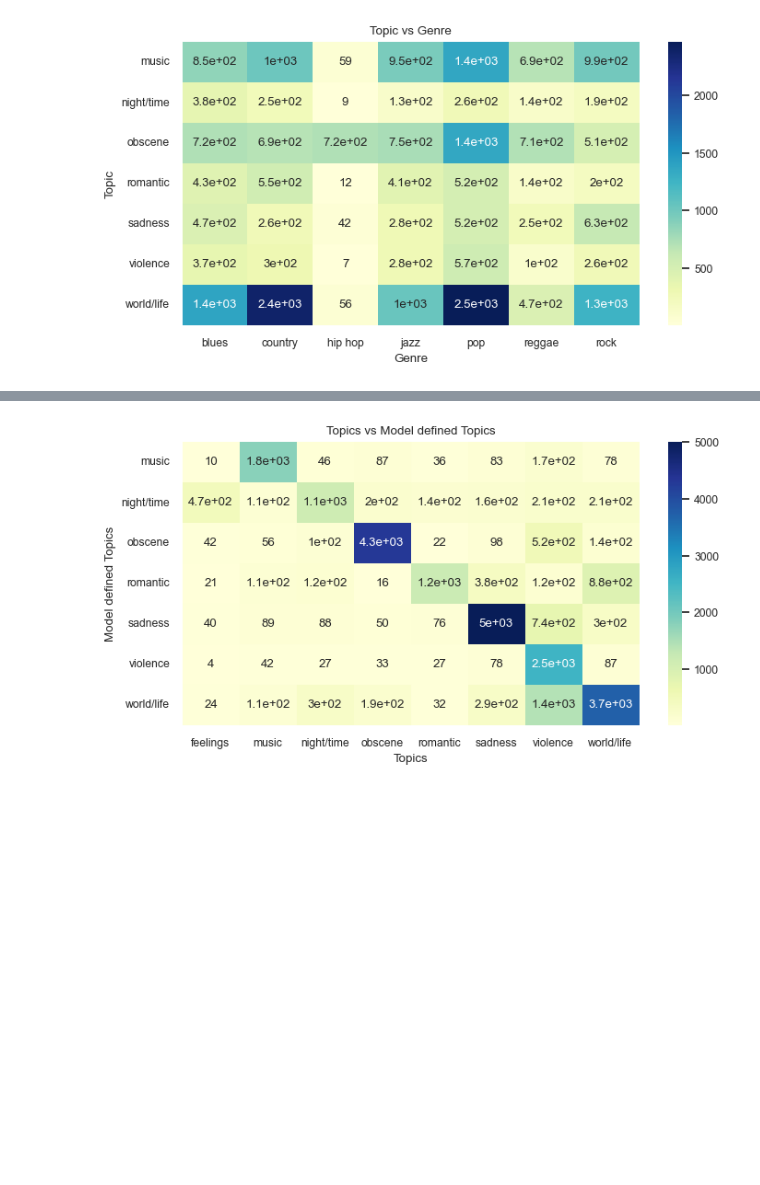
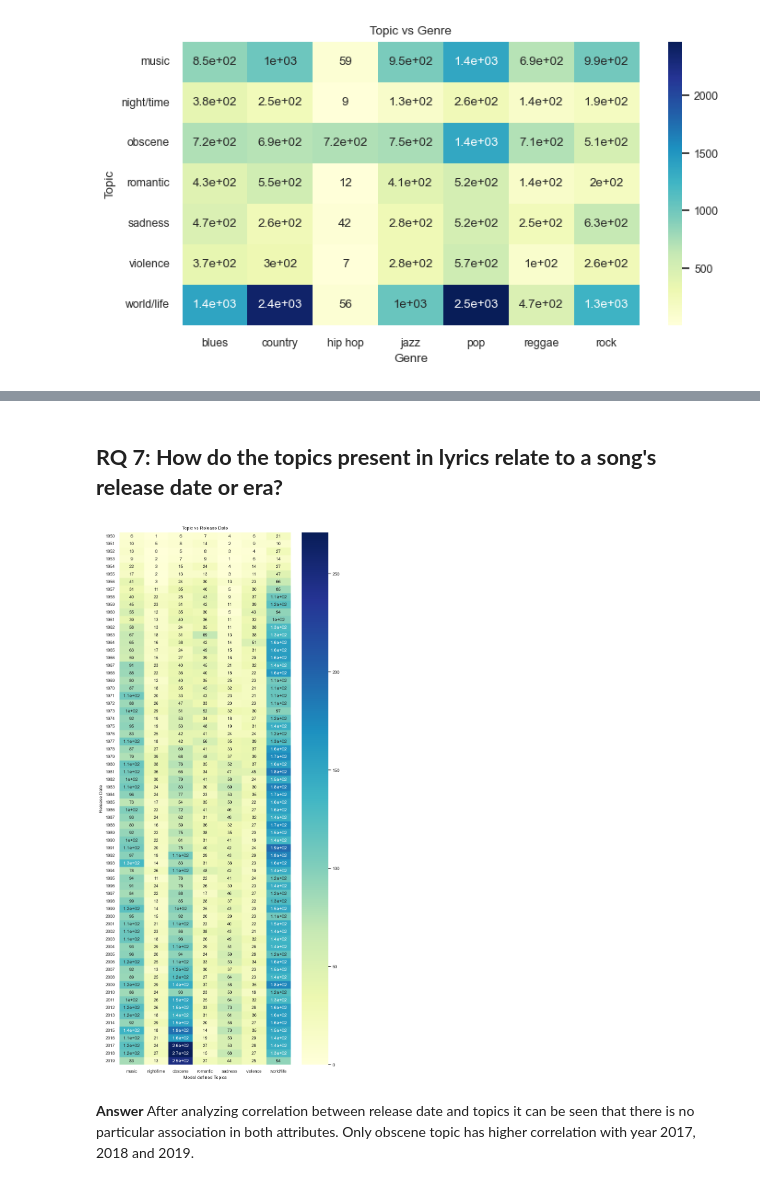
Before and after one commit to indium4arsenid/14hinum, a Jupyter notebook: Topic2_NLP/text_classification_topic_model(1).ipynb, the cells around one changed output, grey strips where cells are left out. Saved outputs shown, nothing was run; the diff lists cells and outputs as text; code cells hidden in the pictures; blank space fills up the shorter version.

```diff
--- a/Topic2_NLP/text_classification_topic_model(1).ipynb
+++ b/Topic2_NLP/text_classification_topic_model(1).ipynb
@@ -1330,20 +1380,24 @@ plt.show()
+# %% [markdown]
+## **RQ 7: How do the topics present in lyrics relate to a song's release date or era?**
 # %%
 import pandas as pd
 import seaborn as sns
 import matplotlib.pyplot as plt
 from scipy.stats import chi2_contingency
 
 
 # Create a cross-tabulation table
-cross_tab = pd.crosstab(dataset['model_topics'], dataset['topic'])
+cross_tab = pd.crosstab(dataset['release_date'], dataset['model_topics'])
 
-plt.figure(figsize=(8, 4))
+plt.figure(figsize=(8, 20))
 sns.set(font_scale=0.8)
 # Plotting a heatmap of the cross-tabulation
 sns.heatmap(cross_tab, annot=True, cmap="YlGnBu")
-plt.title('Topics vs Model defined Topics')
-plt.xlabel('Topics')
-plt.ylabel('Model defined Topics')
+plt.title('Topic vs Release Date')
+plt.xlabel('Model defined Topics')
+plt.ylabel('Release Date')
 plt.show()
 # %% [output]
-[figure, old version]
+[figure, new version]
+# %% [markdown]
+**Answer** After analyzing correlation between release date and topics it can be seen that there is no particular association in both attributes. Only obscene topic has higher correlation with year 2017, 2018 and 2019.
```
Also changed, not shown: parts of 28 cells of this notebook.
